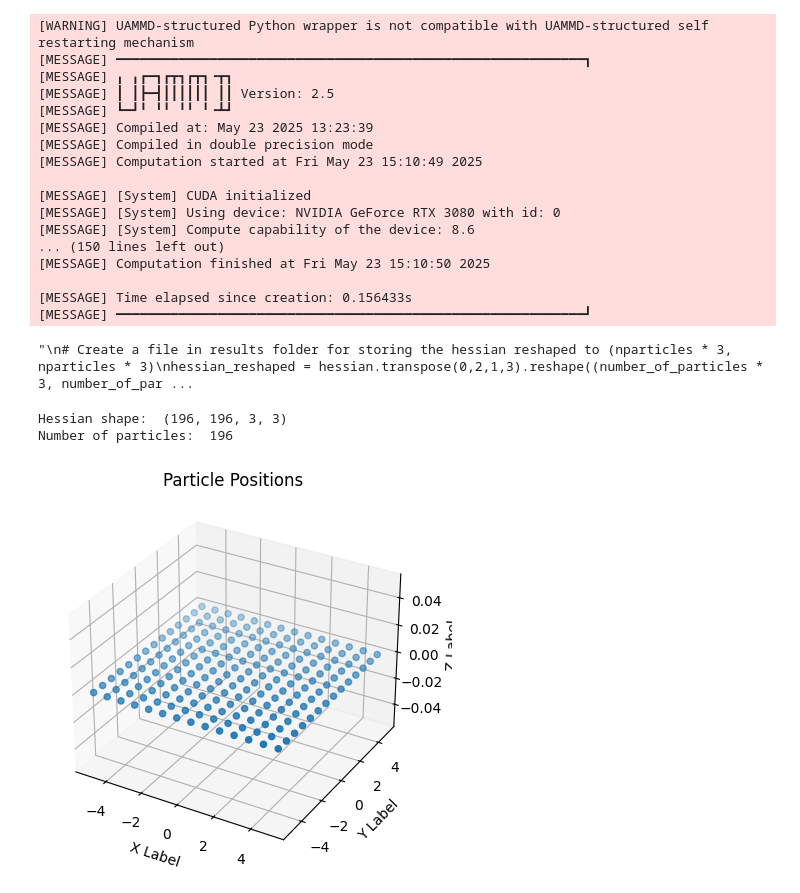
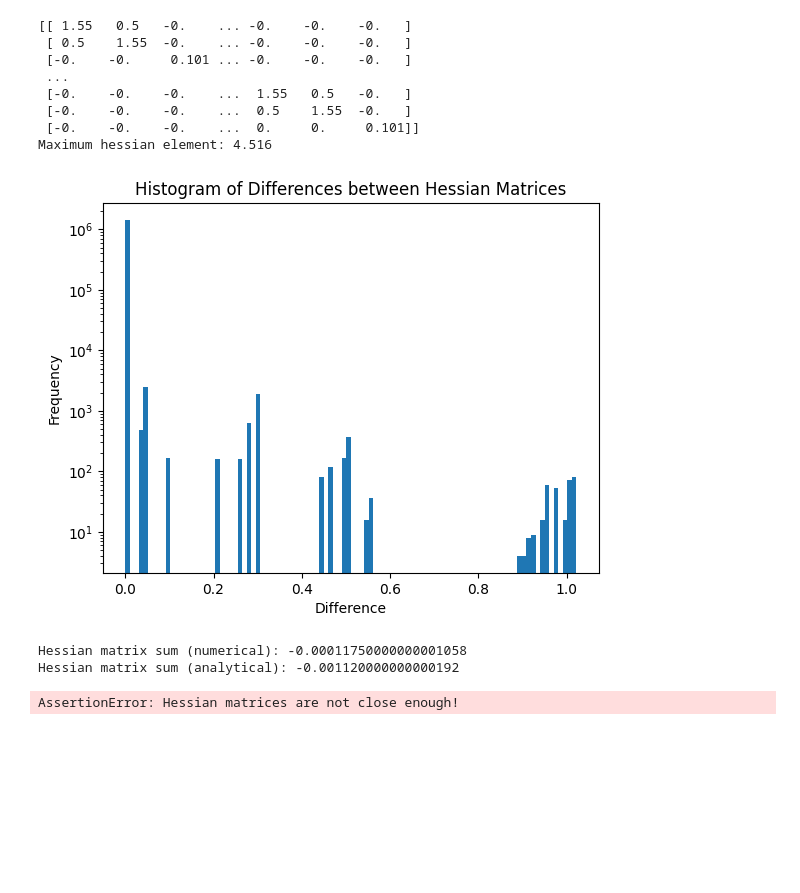
Before and after one commit to JJkrokoder/hydrodynamic_int, a Jupyter notebook: examples/plain_memb_diag/PM_modes.ipynb, the cells around one changed output. Saved outputs shown, nothing was run; the diff lists cells and outputs as text; code cells hidden in the pictures; blank space fills up the shorter version.

```diff
--- a/examples/plain_memb_diag/PM_modes.ipynb
+++ b/examples/plain_memb_diag/PM_modes.ipynb
@@ -167,46 +196,50 @@ positions, bonds = construct_structure(length, length, Density, Ka=1, Kp=1)
-# %%
-
-hessian = hess.obtainHessian(positions, bonds, create_sp=False, method='Numerical')
-hessian_analytical = hess.obtainHessian(positions, bonds, create_sp=False, method='Analytical')
-# %% [output]
-[WARNING] UAMMD-structured Python wrapper is not compatible with UAMMD-structured self restarting mechanism
-[MESSAGE] ━━━━━━━━━━━━━━━━━━━━━━━━━━━━━━━━━━━━━━━━━━━━━━━━━━━━━━━━━━━━┓
-[MESSAGE] ╻ ╻┏━┓┏┳┓┏┳┓╺┳┓
-[MESSAGE] ┃ ┃┣━┫┃┃┃┃┃┃ ┃┃ Version: 2.5
-[MESSAGE] ┗━┛╹ ╹╹ ╹╹ ╹╺┻┛
-[MESSAGE] Compiled at: May 23 2025 13:23:39
-[MESSAGE] Compiled in double precision mode
-[MESSAGE] Computation started at Fri May 23 15:10:49 2025
-
-[MESSAGE] [System] CUDA initialized
-[MESSAGE] [System] Using device: NVIDIA GeForce RTX 3080 with id: 0
-[MESSAGE] [System] Compute capability of the device: 8.6
-... (150 lines left out)
-[MESSAGE] Computation finished at Fri May 23 15:10:50 2025
-
-[MESSAGE] Time elapsed since creation: 0.156433s
-[MESSAGE] ━━━━━━━━━━━━━━━━━━━━━━━━━━━━━━━━━━━━━━━━━━━━━━━━━━━━━━━━━━━━┛
 # %%
+
 number_of_particles = len(positions)
 
-'''
 # Create a file in results folder for storing the hessian reshaped to (nparticles * 3, nparticles * 3)
 hessian_reshaped = hessian.transpose(0,2,1,3).reshape((number_of_particles * 3, number_of_particles * 3))
 hessian_reshaped_analytical = hessian_analytical.transpose(0,2,1,3).reshape((number_of_particles * 3, number_of_particles * 3))
+
+print(hessian_reshaped)
+
 difference = np.abs(hessian_reshaped - hessian_reshaped_analytical)
-np.savetxt('results/hessian_difference.txt', difference, delimiter=',', fmt='%.4e')
-np.savetxt('results/hessian_numerical.txt', hessian_reshaped, delimiter=',', fmt='%.4e')
-np.savetxt('results/hessian_analytical.txt', hessian_reshaped_analytical, delimiter=',', fmt='%.4e')
-'''
+
+print("Maximum hessian element:", np.max([np.max(hessian_reshaped), np.max(hessian_reshaped_analytical)]))
+
+np.histogram(difference.flatten(), bins=100)
+plt.hist(difference.flatten(), bins=100)
+plt.title('Histogram of Differences between Hessian Matrices')
+plt.yscale('log')
+plt.xlabel('Difference')
+plt.ylabel('Frequency')
+plt.show()
+
+
+
+
+# sum each x column of the hessian matrix
+hessian_sum = np.sum(hessian)/number_of_particles
+hessian_sum_analytical = np.sum(hessian_analytical)/number_of_particles
+
+print("Hessian matrix sum (numerical):", hessian_sum)
+print("Hessian matrix sum (analytical):", hessian_sum_analytical)
+
+tolerance = 1e-2
+assert np.allclose(hessian_reshaped, hessian_reshaped_analytical, atol=1e-0), "Hessian matrices are not close enough!"
+
+assert np.allclose(hessian_sum, 0, atol=tolerance), "Hessian matrix is not divergence free in x direction!"
+assert np.allclose(hessian_sum_analytical, 0, atol=tolerance), "Hessian matrix is not divergence free in x direction!"
 # %% [output]
-"\n# Create a file in results folder for storing the hessian reshaped to (nparticles * 3, nparticles * 3)\nhessian_reshaped = hessian.transpose(0,2,1,3).reshape((number_of_particles * 3, number_of_par ...
+[[ 1.55   0.5   -0.    ... -0.    -0.    -0.   ]
+ [ 0.5    1.55  -0.    ... -0.    -0.    -0.   ]
+ [-0.    -0.     0.101 ... -0.    -0.    -0.   ]
+ ...
+ [-0.    -0.    -0.    ...  1.55   0.5   -0.   ]
+ [-0.    -0.    -0.    ...  0.5    1.55  -0.   ]
+ [-0.    -0.    -0.    ...  0.     0.     0.101]]
+Maximum hessian element: 4.516
+[figure, added]
+Hessian matrix sum (numerical): -0.00011750000000001058
+Hessian matrix sum (analytical): -0.001120000000000192
+AssertionError: Hessian matrices are not close enough!
-# %%
-print("Hessian shape: ", hessian.shape)
-print("Number of particles: ", len(positions))
-# %% [output]
-Hessian shape:  (196, 196, 3, 3)
-Number of particles:  196
-# %%
-graph_positions(positions, title="Particle Positions")
-# %% [output]
-[figure, removed]
```
Also changed, not shown: parts of 8 cells of this notebook, 10 other files.
